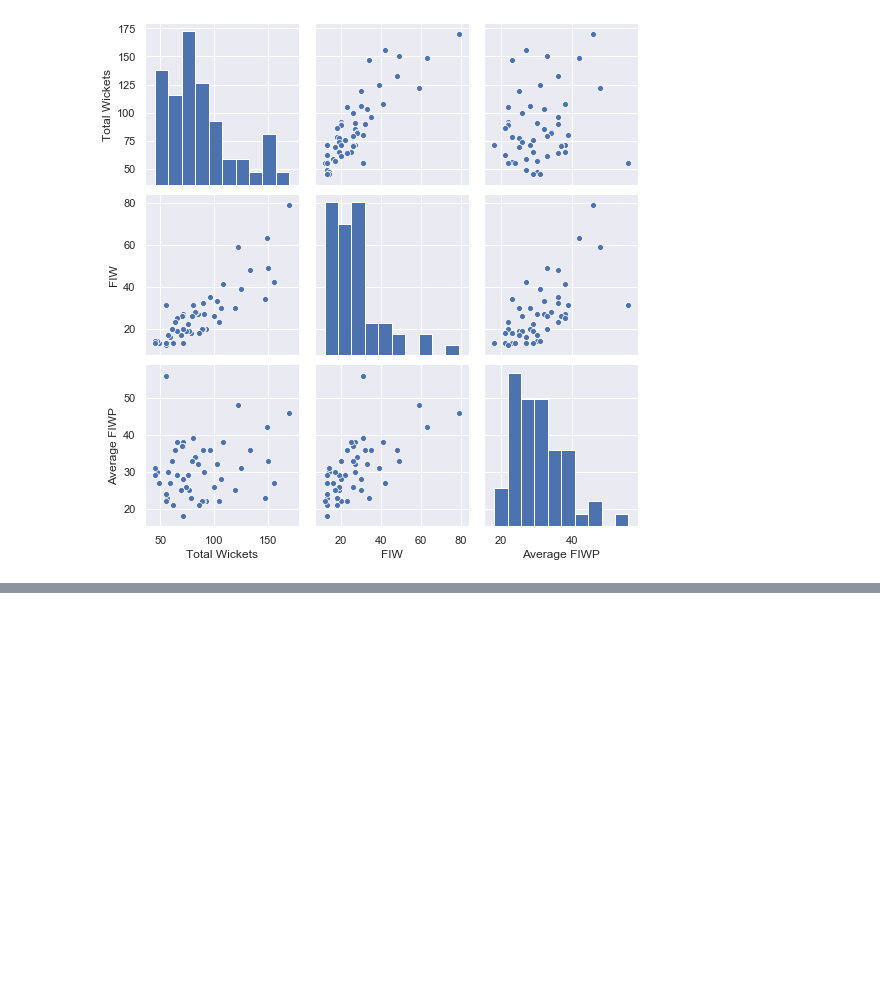
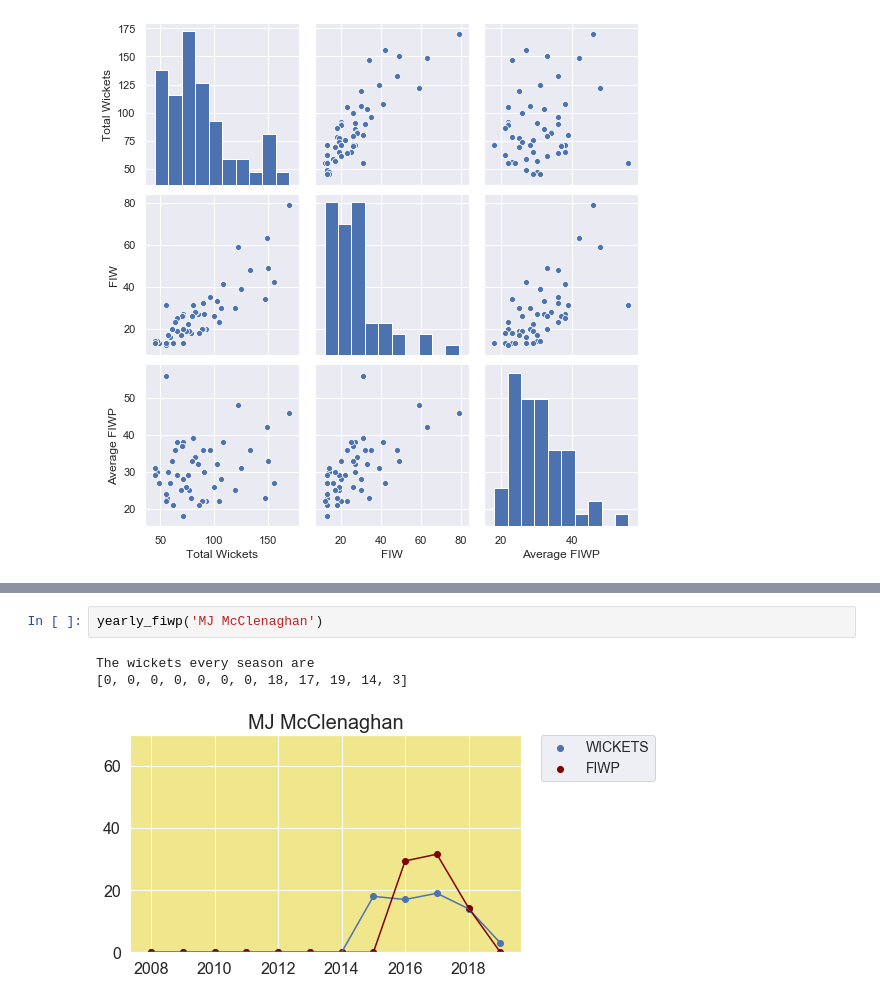
Before and after one commit to omkarb1604/IPL_data_scrape, a Jupyter notebook: FIB.ipynb, the cells around one changed output, grey strips where cells are left out. Saved outputs shown, nothing was run; the diff lists cells and outputs as text; blank space fills up the shorter version.

```diff
--- a/FIB.ipynb
+++ b/FIB.ipynb
@@ -217,0 +269,6 @@ sns.pairplot(top_50)
+# %%
+yearly_fiwp('MJ McClenaghan')
+# %% [output]
+The wickets every season are
+[0, 0, 0, 0, 0, 0, 0, 18, 17, 19, 14, 3]
+[figure, added]
```
Also changed, not shown: parts of 5 cells of this notebook.
